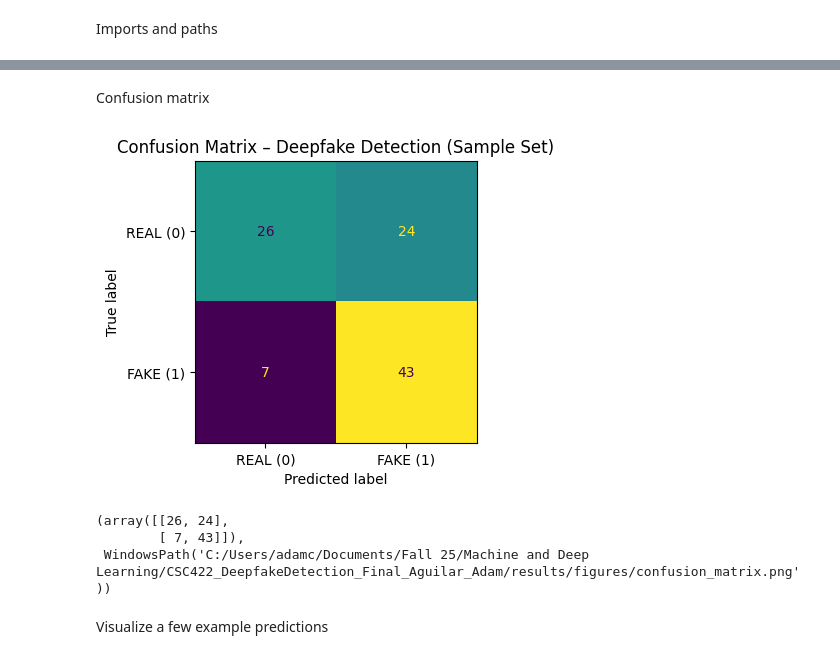
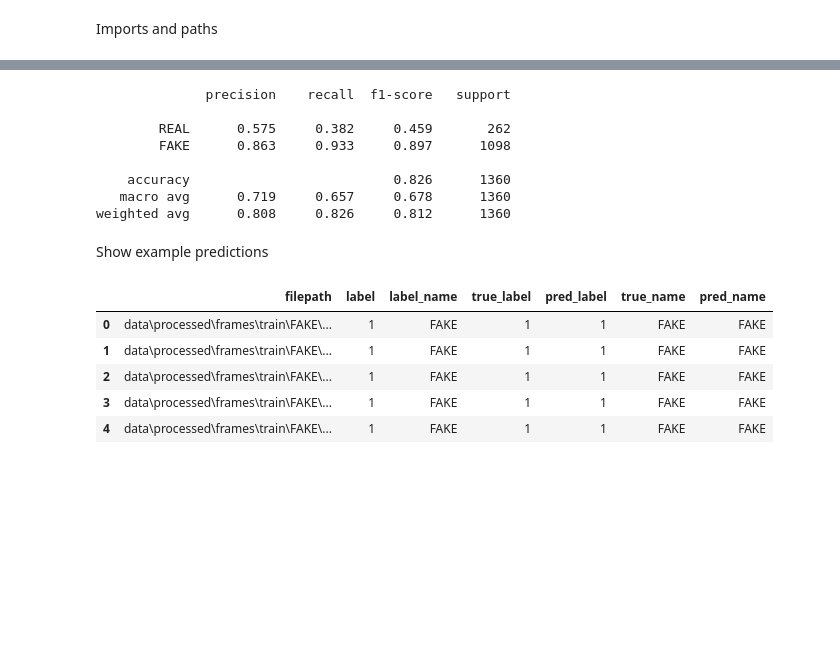
Before and after one commit to adamaguilarr/CSC422_DeepfakeDetection_Final_Aguilar_Adam, a Jupyter notebook: notebooks/03_results_analysis.ipynb, the cells around one changed output, grey strips where cells are left out. Cells and saved outputs as stored; diff of their text form; code cells hidden in the pictures; blank space fills up the shorter version.

```diff
--- a/notebooks/03_results_analysis.ipynb
+++ b/notebooks/03_results_analysis.ipynb
@@ -299,27 +277,36 @@ WindowsPath('C:/Users/adamc/Documents/Fall 25/Machine and Deep Learning/CSC422_D
+# %%
+print(
+    classification_report(
+        all_labels,
+        all_preds,
+        target_names=[inv_label_map[0], inv_label_map[1]],
+        digits=3,
+    )
+)
+# %% [output]
+              precision    recall  f1-score   support
+
+        REAL      0.575     0.382     0.459       262
+        FAKE      0.863     0.933     0.897      1098
+
+    accuracy                          0.826      1360
+   macro avg      0.719     0.657     0.678      1360
+weighted avg      0.808     0.826     0.812      1360
 # %% [markdown]
-Confusion matrix
+Show example predictions
 # %%
-cm = confusion_matrix(y_true_arr, y_pred_arr, labels=[0, 1])
+# Add predictions back onto a copy of val_df for inspection
+val_df_eval = val_df.copy().reset_index(drop=True)
+val_df_eval["true_label"] = all_labels
+val_df_eval["pred_label"] = all_preds
+val_df_eval["true_name"] = val_df_eval["true_label"].map(inv_label_map)
+val_df_eval["pred_name"] = val_df_eval["pred_label"].map(inv_label_map)
 
-disp = ConfusionMatrixDisplay(
-    confusion_matrix=cm,
-    display_labels=["REAL (0)", "FAKE (1)"]
-)
-
-fig, ax = plt.subplots(figsize=(4, 4))
-disp.plot(ax=ax, values_format="d", colorbar=False)
-ax.set_title("Confusion Matrix – Deepfake Detection (Sample Set)")
-fig.tight_layout()
-
-cm_path = results_dir / "confusion_matrix.png"
-fig.savefig(cm_path, dpi=150)
-plt.show()
-
-cm, cm_path
+val_df_eval.head()
 # %% [output]
-[figure, removed]
-(array([[26, 24],
-        [ 7, 43]]),
- WindowsPath('C:/Users/adamc/Documents/Fall 25/Machine and Deep Learning/CSC422_DeepfakeDetection_Final_Aguilar_Adam/results/figures/confusion_matrix.png'))
+|  | filepath | label | label_name | true_label | pred_label | true_name | pred_name |
+| 0 | data\processed\frames\train\FAKE\... | 1 | FAKE | 1 | 1 | FAKE | FAKE |
+| 1 | data\processed\frames\train\FAKE\... | 1 | FAKE | 1 | 1 | FAKE | FAKE |
+| 2 | data\processed\frames\train\FAKE\... | 1 | FAKE | 1 | 1 | FAKE | FAKE |
+| 3 | data\processed\frames\train\FAKE\... | 1 | FAKE | 1 | 1 | FAKE | FAKE |
+| 4 | data\processed\frames\train\FAKE\... | 1 | FAKE | 1 | 1 | FAKE | FAKE |
-# %% [markdown]
-Visualize a few example predictions
```
Also changed, not shown: parts of 27 cells of this notebook, 3 other files.
